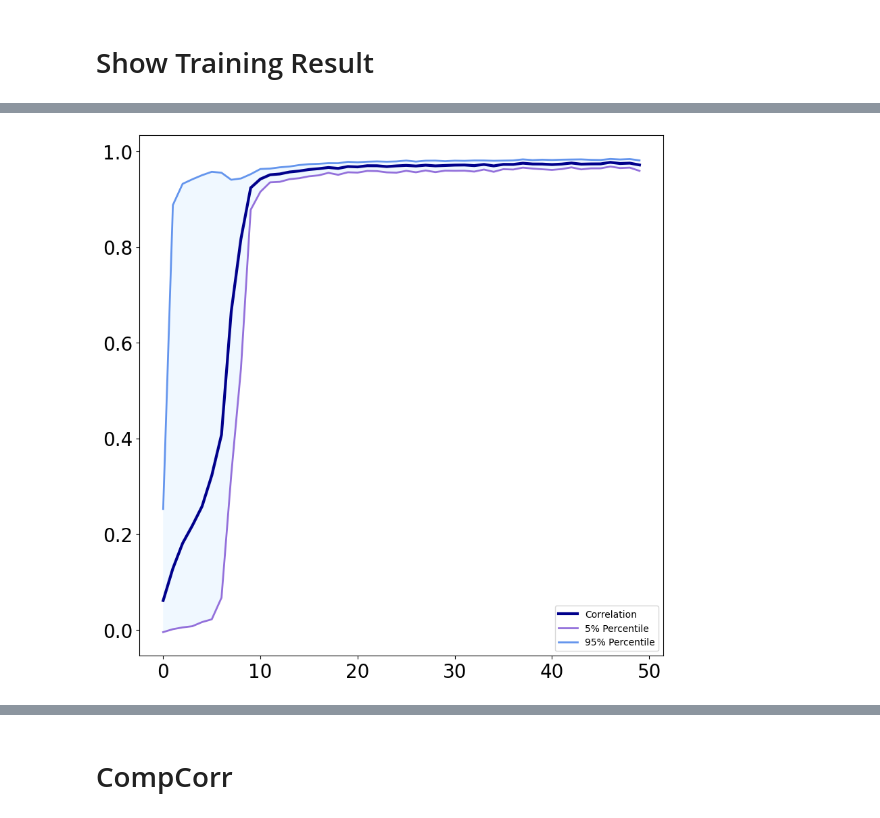
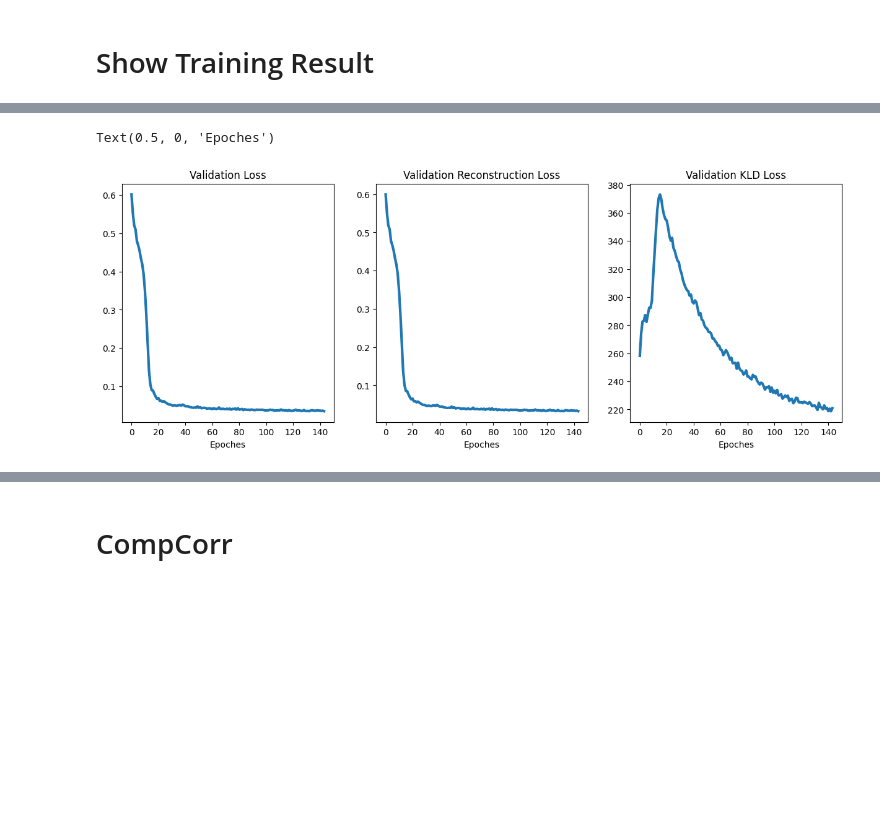
Before and after one commit to sccnlab/DeepCor, a Jupyter notebook: Simple_simulated_dataset/Simple_simulated_dataset_and_training.ipynb, the cells around one changed output, grey strips where cells are left out. Cells and saved outputs as stored; diff of their text form; code cells hidden in the pictures; blank space fills up the shorter version.

```diff
--- a/Simple_simulated_dataset/Simple_simulated_dataset_and_training.ipynb
+++ b/Simple_simulated_dataset/Simple_simulated_dataset_and_training.ipynb
@@ -195,6 +213,10 @@ train_inputs = PathDataset(obs_list,gt_list,noi_list)
 # dataload
 train_in = torch.utils.data.DataLoader(train_inputs, batch_size=64,
                                              shuffle=True, num_workers=1)
+val_in = torch.utils.data.DataLoader(val_inputs, batch_size=len(val_inputs),
+                                             shuffle=False, num_workers=1)
+test_in = torch.utils.data.DataLoader(test_inputs, batch_size=len(test_inputs),
+                                             shuffle=False, num_workers=1)
 # %% [markdown]
 # cVAE model
 # %%
@@ -666,24 +707,28 @@ plt.plot(x,outputs_test_t[24].squeeze().cpu().detach().numpy(),'-')
 # %%
-# test_loss_L2 = [item.detach().cpu().numpy() for item in test_loss_L]
-# test_loss_L2 = np.array(test_loss_L2)
-test_loss_n_L2 = [item.detach().cpu().numpy() for item in test_loss_n_L]
-test_loss_n_L2 = np.array(test_loss_n_L2)
-test_correlation_L2 = [item for item in test_correlation_L]
-test_correlation_L2 = np.array(test_correlation_L2)
-test_percentile_low = np.array([item[0] for item in test_percentile_L])
-test_percentile_high = np.array([item[1] for item in test_percentile_L])
+val_loss_L2 = [item.detach().cpu().numpy() for item in val_loss_L]
+val_loss_L2 = np.array(val_loss_L2)
+val_recons_L2 = [item.detach().cpu().numpy() for item in val_recons_L]
+val_recons_L2 = np.array(val_recons_L2)
+val_KLD_L2 = [item.detach().cpu().numpy() for item in val_KLD_L]
+val_KLD_L2 = np.array(val_KLD_L2)
 # %%
-# num_list = [i for i in range(len(running_loss_L2))]
-fig,ax = plt.subplots(figsize = (10,10))
+num_list = [i for i in range(epoch_num)]
+num_list = [i for i in range(len(train_loss_L2))]
+fig,ax = plt.subplots(figsize =(15,5))
 ax.tick_params(axis='both', which='major', labelsize=20)
 ax.tick_params(axis='both', which='minor', labelsize=20)
-# plt.subplot(1,2,1)
-plt.plot(num_list,test_correlation_L2, '-',linewidth=3, color = 'darkblue')
-plt.plot(num_list,test_percentile_low, '-',linewidth=2, color = 'mediumpurple')
-plt.plot(num_list,test_percentile_high, '-',linewidth=2, color = 'cornflowerblue')
-plt.fill_between(num_list, test_percentile_low, test_percentile_high, where=test_percentile_low <= test_percentile_high, facecolor='aliceblue', interpolate=True)
-plt.legend(['Correlation', '5% Percentile', '95% Percentile'])
-# plt.title('Testing loss normalization')
-plt.savefig('drive/MyDrive/dataset/z+c(s)_std=2/correlation.png',dpi=400)
+plt.subplot(1,3,1)
+plt.plot(num_list,val_loss_L2, '-',linewidth=3)
+plt.title('Validation Loss')
+plt.xlabel('Epoches')
+plt.subplot(1,3,2)
+plt.plot(num_list,val_recons_L2, '-',linewidth=3)
+plt.title('Validation Reconstruction Loss')
+plt.xlabel('Epoches')
+plt.subplot(1,3,3)
+plt.plot(num_list,val_KLD_L2, '-',linewidth=3)
+plt.title('Validation KLD Loss')
+plt.xlabel('Epoches')
 # %% [output]
+Text(0.5, 0, 'Epoches')
-[figure, old version]
+[figure, new version]
```
Also changed, not shown: parts of 56 cells of this notebook.
